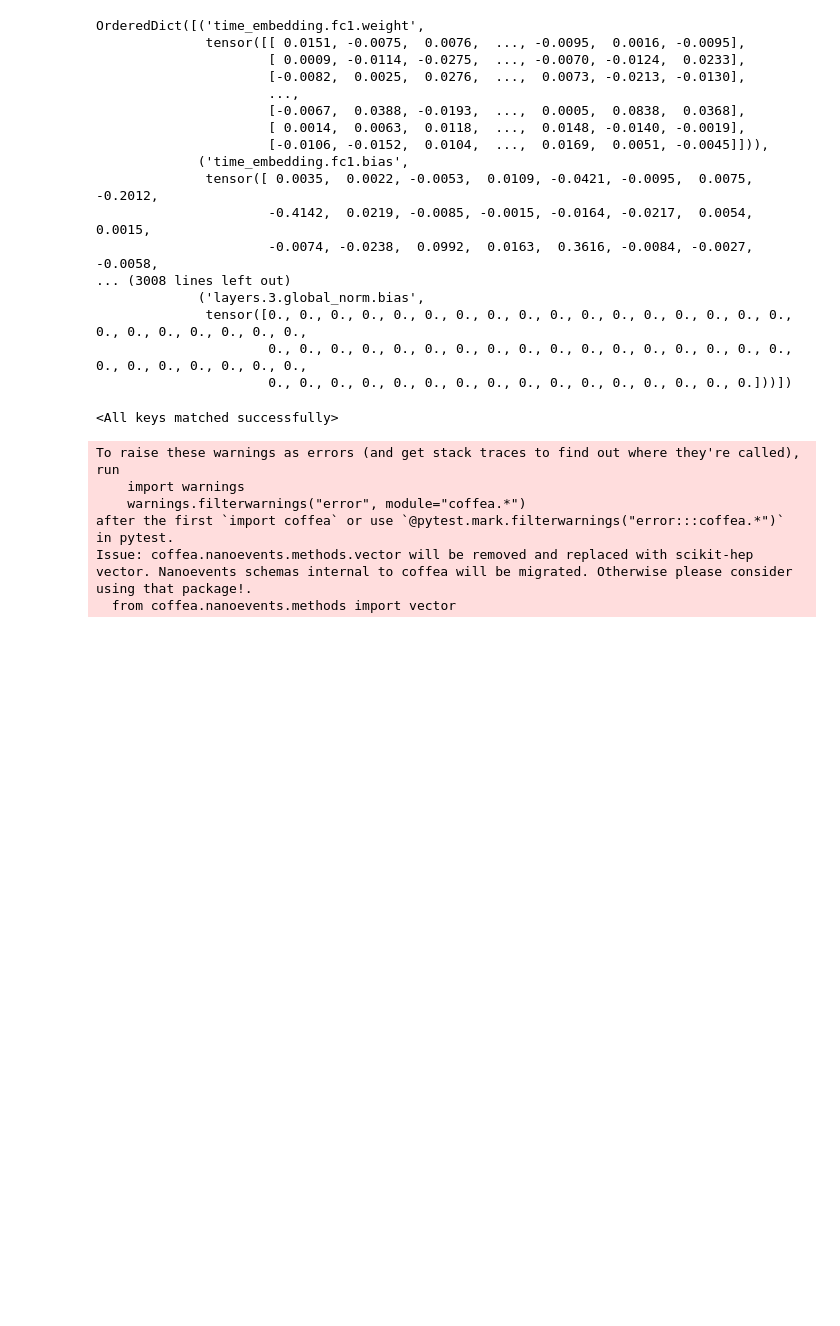
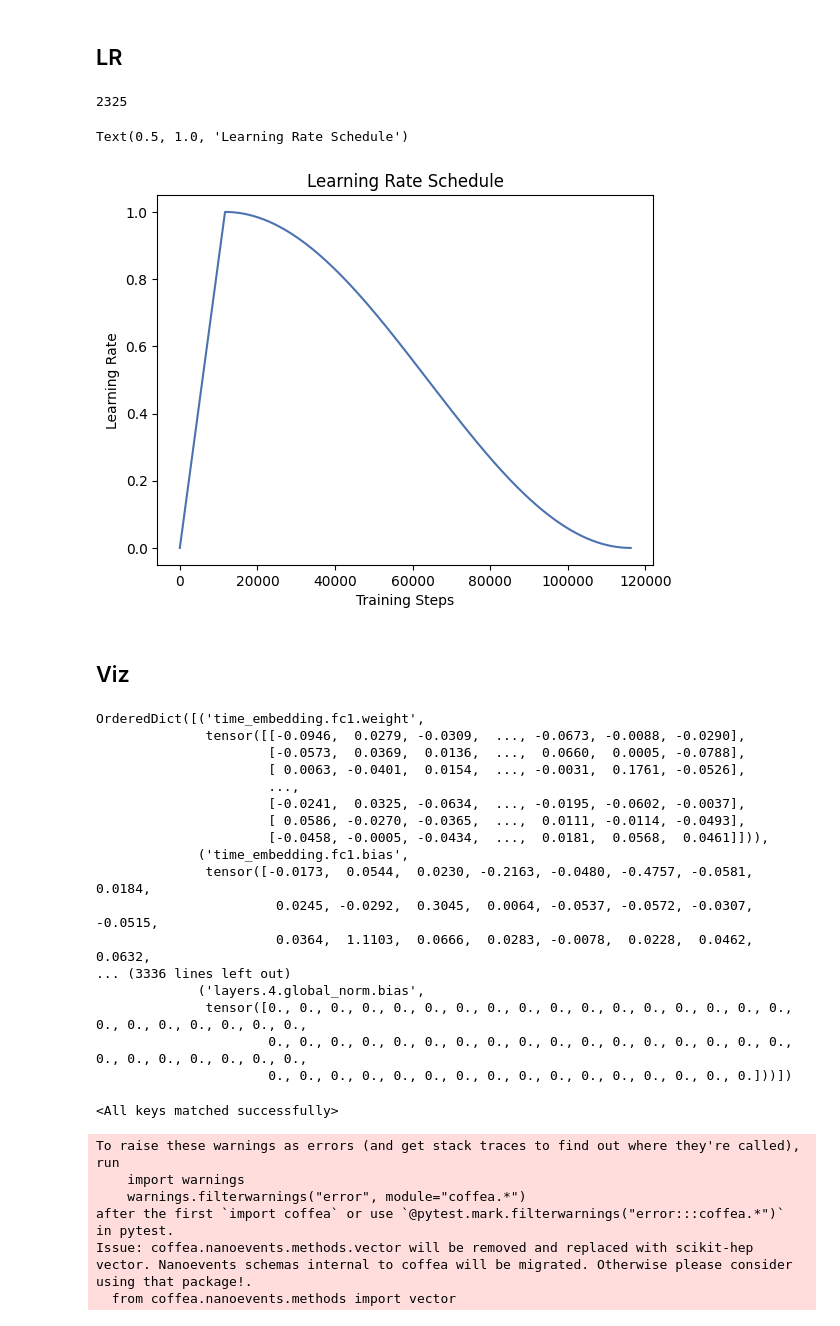
Before and after one commit to ArjunS07/s25-fermilab-research, a Jupyter notebook: src/viz.ipynb, the cells around one changed output. Drawn from its saved outputs; the diff is of its cells as text; code cells hidden in the pictures; blank space fills up the shorter version.

```diff
--- a/src/viz.ipynb
+++ b/src/viz.ipynb
@@ -0,0 +1,2 @@
+# %% [markdown]
+## LR
@@ -1,3 +6,43 @@
+# %%
+import numpy as np
+
+lr = 5e-3
+weight_decay = 1e-2
+
+epoch_fraction = 0.2
+samples_per_epoch = int(epoch_fraction * (3 * 124_000))
+
+warmup_pct = 0.1
+steps_per_epoch = (samples_per_epoch + 32 - 1) // 32  # Ceiling division
+
+total_steps = 50 * steps_per_epoch
+warmup_steps = int(warmup_pct * total_steps)
+
+def lr_lambda(current_step):
+    if current_step < warmup_steps:
+        # Linear warm-up
+        return float(current_step) / float(max(1, warmup_steps))
+    else:
+        # Cosine annealing after warm-up
+        progress = float(current_step - warmup_steps) / float(max(1, total_steps - warmup_steps))
+        lr = 0.5 * (1.0 + np.cos(np.pi * progress))
+        return max(lr, 1e-6) # Ensure nonzero
+# %%
+steps_per_epoch
+# %% [output]
+2325
+# %%
+sns.set_palette("deep")
+lr_schedule = [lr_lambda(i) for i in range(total_steps)]
+sns.lineplot(x=range(total_steps), y=lr_schedule)
+plt.xlabel("Training Steps")
+plt.ylabel("Learning Rate")
+plt.title("Learning Rate Schedule")
+# %% [output]
+Text(0.5, 1.0, 'Learning Rate Schedule')
+[figure, added]
+# %% [markdown]
+## Viz
 # %%
 import torch
 from models.Week7EGNN import JetFlowMatcher
@@ -8,22 +53,23 @@ device = torch.device("cuda" if torch.cuda.is_available() else "cpu")
 # %%
-initial_model_info = torch.load("downloaded_output/models/model_initial.pth", map_location=device, weights_only=False)
-final_model_info = torch.load("downloaded_output/models/final_model.pth", map_location=device, weights_only=False)
+path = "downloaded_output/2025-08-13_20-00-09--b22800bf-2d45-4562-b1c5-e3b70a05b018"
+initial_model_info = torch.load(f"{path}/train/models/initial_model.pth", map_location=device, weights_only=False)
+final_model_info = torch.load(f"{path}/train/models/final_model.pth", map_location=device, weights_only=False)
 final_model_info
 # %% [output]
 OrderedDict([('time_embedding.fc1.weight',
-              tensor([[ 0.0151, -0.0075,  0.0076,  ..., -0.0095,  0.0016, -0.0095],
-                      [ 0.0009, -0.0114, -0.0275,  ..., -0.0070, -0.0124,  0.0233],
-                      [-0.0082,  0.0025,  0.0276,  ...,  0.0073, -0.0213, -0.0130],
+              tensor([[-0.0946,  0.0279, -0.0309,  ..., -0.0673, -0.0088, -0.0290],
+                      [-0.0573,  0.0369,  0.0136,  ...,  0.0660,  0.0005, -0.0788],
+                      [ 0.0063, -0.0401,  0.0154,  ..., -0.0031,  0.1761, -0.0526],
                       ...,
-                      [-0.0067,  0.0388, -0.0193,  ...,  0.0005,  0.0838,  0.0368],
-                      [ 0.0014,  0.0063,  0.0118,  ...,  0.0148, -0.0140, -0.0019],
-                      [-0.0106, -0.0152,  0.0104,  ...,  0.0169,  0.0051, -0.0045]])),
+                      [-0.0241,  0.0325, -0.0634,  ..., -0.0195, -0.0602, -0.0037],
+                      [ 0.0586, -0.0270, -0.0365,  ...,  0.0111, -0.0114, -0.0493],
+                      [-0.0458, -0.0005, -0.0434,  ...,  0.0181,  0.0568,  0.0461]])),
              ('time_embedding.fc1.bias',
-              tensor([ 0.0035,  0.0022, -0.0053,  0.0109, -0.0421, -0.0095,  0.0075, -0.2012,
-                      -0.4142,  0.0219, -0.0085, -0.0015, -0.0164, -0.0217,  0.0054,  0.0015,
-                      -0.0074, -0.0238,  0.0992,  0.0163,  0.3616, -0.0084, -0.0027, -0.0058,
-... (3008 lines left out)
-             ('layers.3.global_norm.bias',
+              tensor([-0.0173,  0.0544,  0.0230, -0.2163, -0.0480, -0.4757, -0.0581,  0.0184,
+                       0.0245, -0.0292,  0.3045,  0.0064, -0.0537, -0.0572, -0.0307, -0.0515,
+                       0.0364,  1.1103,  0.0666,  0.0283, -0.0078,  0.0228,  0.0462,  0.0632,
+... (3336 lines left out)
+             ('layers.4.global_norm.bias',
               tensor([0., 0., 0., 0., 0., 0., 0., 0., 0., 0., 0., 0., 0., 0., 0., 0., 0., 0., 0., 0., 0., 0., 0., 0.,
                       0., 0., 0., 0., 0., 0., 0., 0., 0., 0., 0., 0., 0., 0., 0., 0., 0., 0., 0., 0., 0., 0., 0., 0.,
                       0., 0., 0., 0., 0., 0., 0., 0., 0., 0., 0., 0., 0., 0., 0., 0.]))])
```
Also changed, not shown: parts of 14 cells of this notebook.
